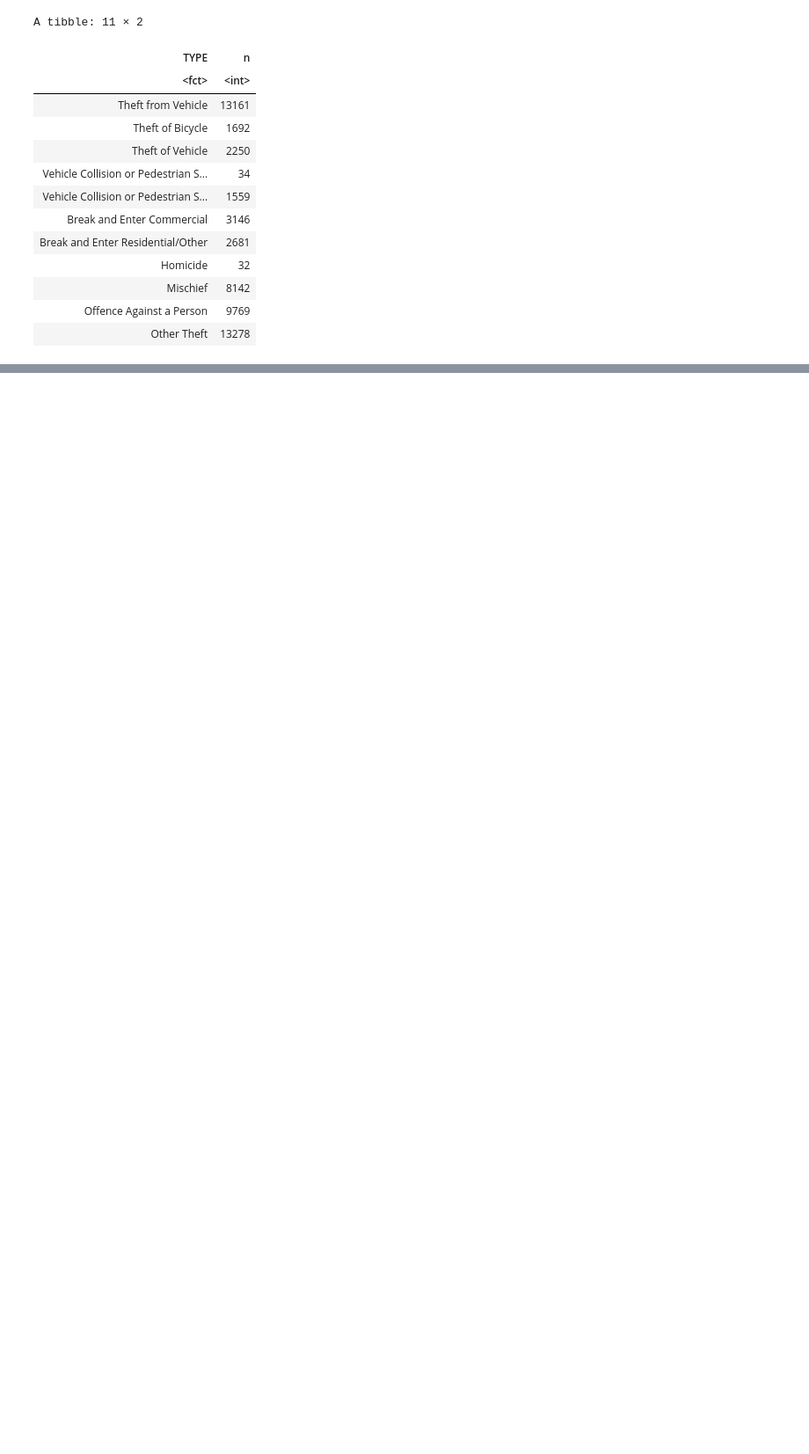
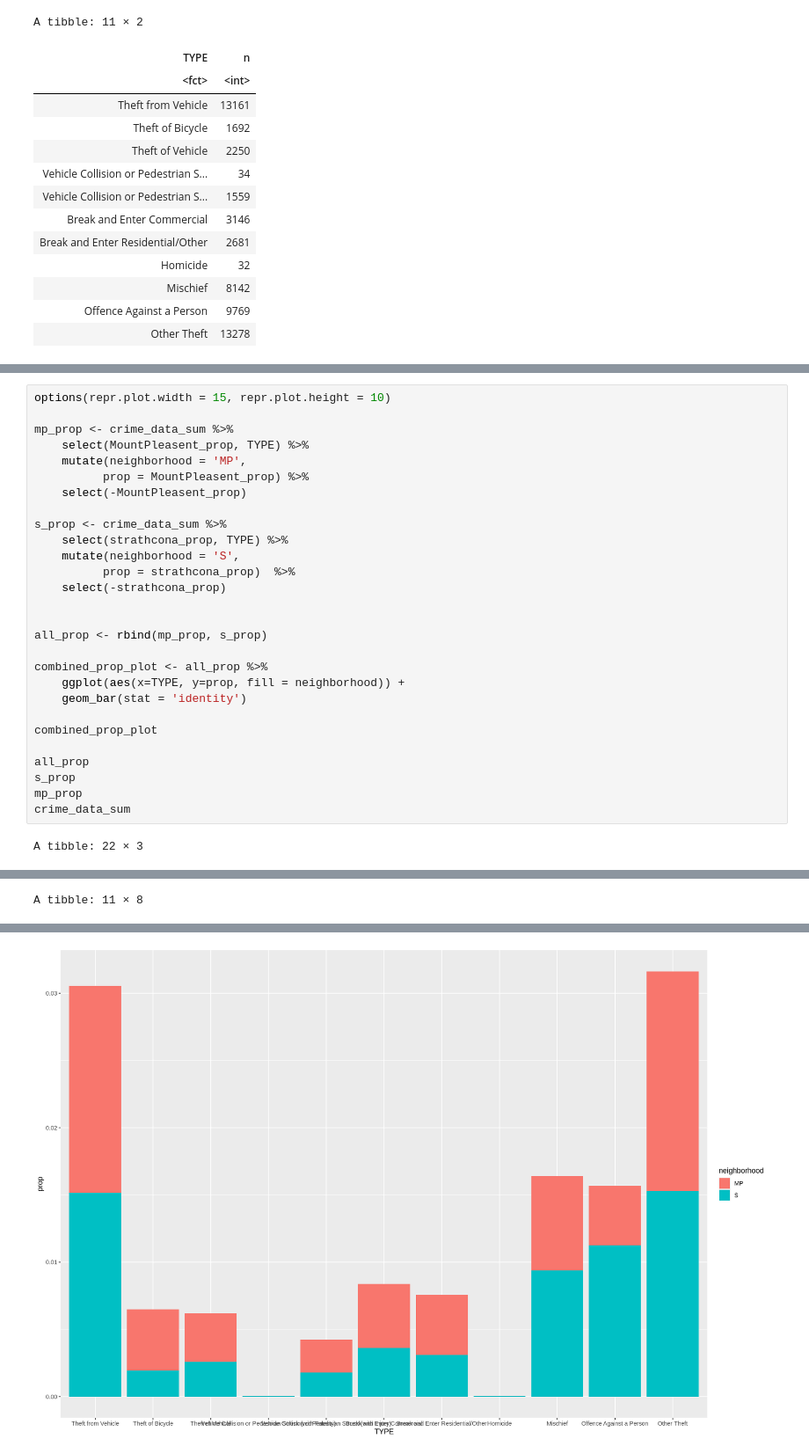
Before and after one commit to vkyaang/Stat201-project, a Jupyter notebook: project.ipynb, the cells around one changed output, grey strips where cells are left out. Shown at 88% size. Saved outputs shown, nothing was run; the diff lists cells and outputs as text; blank space fills up the shorter version.

```diff
--- a/project.ipynb
+++ b/project.ipynb
@@ -231,0 +254,30 @@ westend_sum_plot
+# %%
+options(repr.plot.width = 15, repr.plot.height = 10)
+
+mp_prop <- crime_data_sum %>%
+    select(MountPleasent_prop, TYPE) %>%
+    mutate(neighborhood = 'MP',
+          prop = MountPleasent_prop) %>%
+    select(-MountPleasent_prop)
+
+s_prop <- crime_data_sum %>%
+    select(strathcona_prop, TYPE) %>%
+    mutate(neighborhood = 'S',
+          prop = strathcona_prop)  %>%
+    select(-strathcona_prop)
+
+
+all_prop <- rbind(mp_prop, s_prop)
+
+combined_prop_plot <- all_prop %>%
+    ggplot(aes(x=TYPE, y=prop, fill = neighborhood)) +
+    geom_bar(stat = 'identity')
+
+combined_prop_plot
+
+all_prop
+s_prop
+mp_prop
+crime_data_sum
+# %% [output]
+A tibble: 22 × 3
@@ -231,0 +330 @@ westend_sum_plot
+A tibble: 11 × 8
@@ -231,0 +344 @@ westend_sum_plot
+[figure, added]
```
Also changed, not shown: parts of 13 cells of this notebook.
